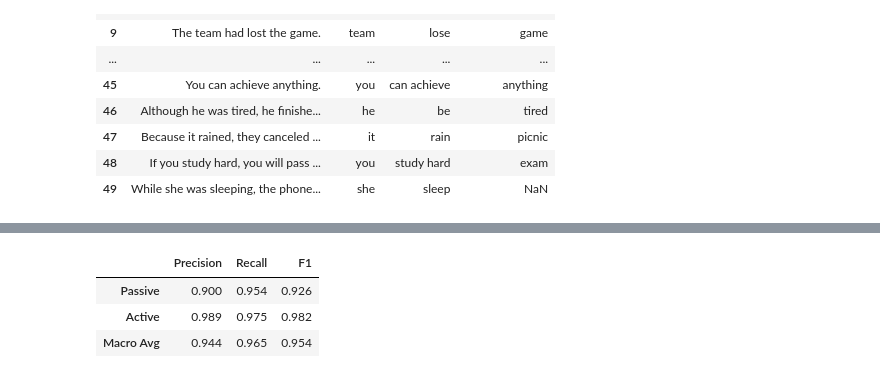
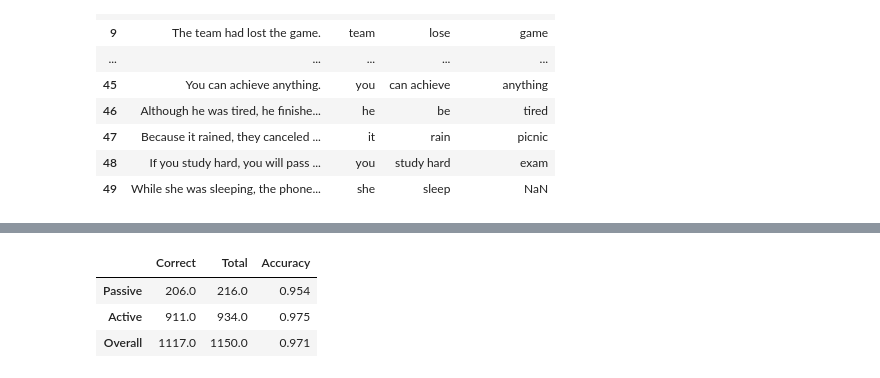
Before and after one commit to MassimoStel/Who-Did-What_Networks, a Jupyter notebook: Docs & Guides/Validation.ipynb, the cells around one changed output, grey strips where cells are left out. Drawn from its saved outputs; the diff is of its cells as text; code cells hidden in the pictures.

```diff
--- a/Docs & Guides/Validation.ipynb
+++ b/Docs & Guides/Validation.ipynb
@@ -251,60 +257,54 @@ from teanets.svo_extraction import _passive_info
 
 PASSIVE_GOLD = "../data/passive_gold.csv"
 df_pgold = pd.read_csv(PASSIVE_GOLD)
 
 pred_passive = []
 for sent in df_pgold["sentence"].fillna(""):
     doc = nlp(str(sent))
     is_pass = False
     for token in doc:
         if token.pos_ in ("VERB", "AUX") and token.dep_ not in (
             "aux", "auxpass", "amod", "npadvmod", "prep",
         ):
             pinfo = _passive_info(token)
             if pinfo["is_passive"]:
                 is_pass = True
                 break
     pred_passive.append(int(is_pass))
 
 df_pgold["pred_passive"] = pred_passive
 
-tp = ((df_pgold["is_passive"] == 1) & (df_pgold["pred_passive"] == 1)).sum()
-fp = ((df_pgold["is_passive"] == 0) & (df_pgold["pred_passive"] == 1)).sum()
-fn = ((df_pgold["is_passive"] == 1) & (df_pgold["pred_passive"] == 0)).sum()
-tn = ((df_pgold["is_passive"] == 0) & (df_pgold["pred_passive"] == 0)).sum()
+# Overall accuracy
+correct_all = (df_pgold["is_passive"] == df_pgold["pred_passive"]).sum()
+total_all = len(df_pgold)
 
-# Per-class metrics
-p_prec = tp / (tp + fp) if (tp + fp) else 0.0
-p_rec  = tp / (tp + fn) if (tp + fn) else 0.0
-p_f1   = 2 * p_prec * p_rec / (p_prec + p_rec) if (p_prec + p_rec) else 0.0
+# Passive-only accuracy
+passive_mask = df_pgold["is_passive"] == 1
+correct_passive = (df_pgold.loc[passive_mask, "pred_passive"] == 1).sum()
+total_passive = passive_mask.sum()
 
-a_prec = tn / (tn + fn) if (tn + fn) else 0.0
-a_rec  = tn / (tn + fp) if (tn + fp) else 0.0
-a_f1   = 2 * a_prec * a_rec / (a_prec + a_rec) if (a_prec + a_rec) else 0.0
+# Active-only accuracy
+active_mask = df_pgold["is_passive"] == 0
+correct_active = (df_pgold.loc[active_mask, "pred_passive"] == 0).sum()
+total_active = active_mask.sum()
 
-# Macro average
-macro_prec = (p_prec + a_prec) / 2
-macro_rec  = (p_rec + a_rec) / 2
-macro_f1   = (p_f1 + a_f1) / 2
-
-
-metrics_passive = {
-    "Passive":  {"Precision": round(p_prec, 3), "Recall": round(p_rec, 3), "F1": round(p_f1, 3)},
-    "Active":   {"Precision": round(a_prec, 3), "Recall": round(a_rec, 3), "F1": round(a_f1, 3)},
-    "Macro Avg": {"Precision": round(macro_prec, 3), "Recall": round(macro_rec, 3), "F1": round(macro_f1, 3)},
+metrics_voice = {
+    "Passive": {"Correct": correct_passive, "Total": total_passive, "Accuracy": round(correct_passive / total_passive, 3) if total_passive else 0.0},
+    "Active":  {"Correct": correct_active,  "Total": total_active,  "Accuracy": round(correct_active / total_active, 3) if total_active else 0.0},
+    "Overall": {"Correct": correct_all,     "Total": total_all,     "Accuracy": round(correct_all / total_all, 3) if total_all else 0.0},
 }
-df_passive_metrics = pd.DataFrame(metrics_passive).T
-display(df_passive_metrics)
+display(pd.DataFrame(metrics_voice).T)
 
 # Show mismatches
 mismatches = df_pgold[df_pgold["is_passive"] != df_pgold["pred_passive"]]
 if not mismatches.empty:
-    print(f"\nMismatches ({len(mismatches)}):")
+    print(f"\nErrors ({len(mismatches)}):")
     for _, r in mismatches.iterrows():
-        label = "FP" if r["pred_passive"] == 1 else "FN"
-        print(f"  [{label}] {r['sentence'][:80]}")
+        pred_label = "passive" if r["pred_passive"] == 1 else "active"
+        gold_label = "passive" if r["is_passive"] == 1 else "active"
+        print(f"  [{r['sentence'][:70]}]  pred={pred_label}  gold={gold_label}")
 # %% [output]
-|  | Precision | Recall | F1 |
-| Passive | 0.900 | 0.954 | 0.926 |
-| Active | 0.989 | 0.975 | 0.982 |
-| Macro Avg | 0.944 | 0.965 | 0.954 |
+|  | Correct | Total | Accuracy |
+| Passive | 206.0 | 216.0 | 0.954 |
+| Active | 911.0 | 934.0 | 0.975 |
+| Overall | 1117.0 | 1150.0 | 0.971 |
```
Also changed, not shown: parts of 4 cells of this notebook, 1 other file.
